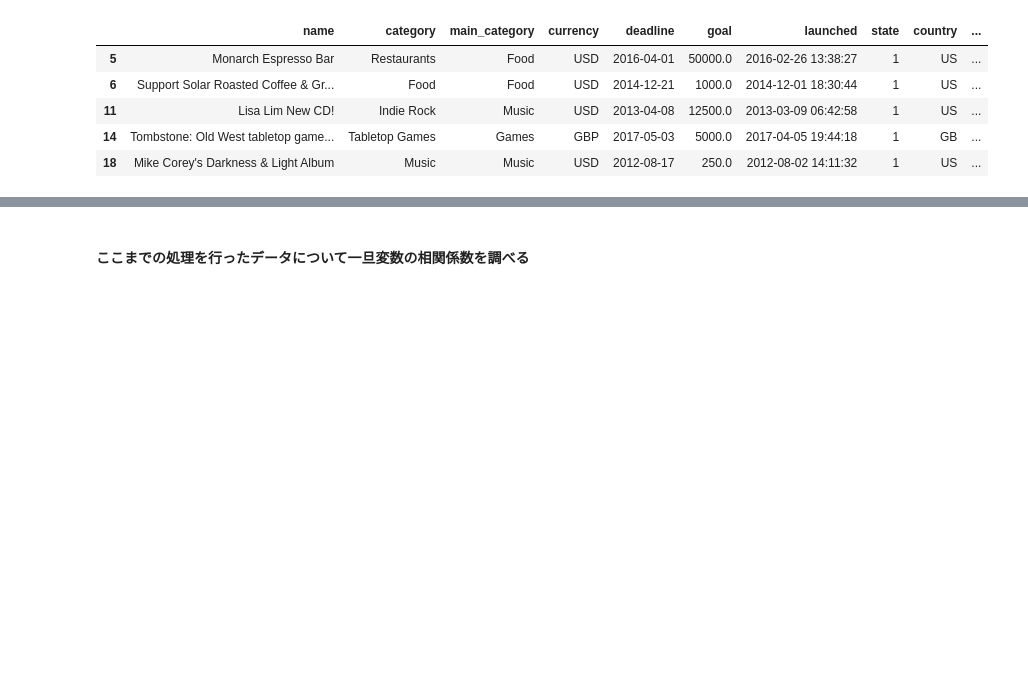
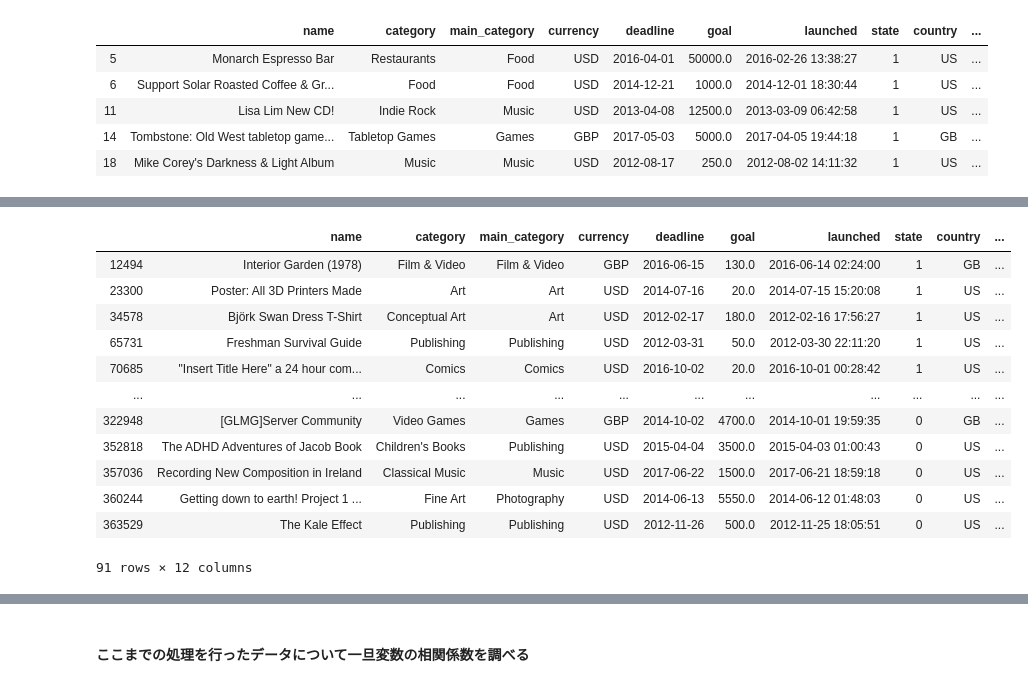
Before and after one commit to energygorilla/skillupAI, a Jupyter notebook: Day1_work_清水源一郎.ipynb, the cells around one changed output, grey strips where cells are left out. Cells and saved outputs as stored; diff of their text form; code cells hidden in the pictures; blank space fills up the shorter version.

```diff
--- a/Day1_work_清水源一郎.ipynb
+++ b/Day1_work_清水源一郎.ipynb
@@ -227,0 +234,16 @@ dtype: object
+# %%
+df_ks_2[df_ks_2["delta"]==0]
+# %% [output]
+|  | name | category | main_category | currency | deadline | goal | launched | state | country | ... |
+| 12494 | Interior Garden (1978) | Film & Video | Film & Video | GBP | 2016-06-15 | 130.0 | 2016-06-14 02:24:00 | 1 | GB | ... |
+| 23300 | Poster: All 3D Printers Made | Art | Art | USD | 2014-07-16 | 20.0 | 2014-07-15 15:20:08 | 1 | US | ... |
+| 34578 | Björk Swan Dress T-Shirt | Conceptual Art | Art | USD | 2012-02-17 | 180.0 | 2012-02-16 17:56:27 | 1 | US | ... |
+| 65731 | Freshman Survival Guide | Publishing | Publishing | USD | 2012-03-31 | 50.0 | 2012-03-30 22:11:20 | 1 | US | ... |
+| 70685 | "Insert Title Here" a 24 hour com... | Comics | Comics | USD | 2016-10-02 | 20.0 | 2016-10-01 00:28:42 | 1 | US | ... |
+| ... | ... | ... | ... | ... | ... | ... | ... | ... | ... | ... |
+| 322948 | [GLMG]Server Community | Video Games | Games | GBP | 2014-10-02 | 4700.0 | 2014-10-01 19:59:35 | 0 | GB | ... |
+| 352818 | The ADHD Adventures of Jacob Book | Children's Books | Publishing | USD | 2015-04-04 | 3500.0 | 2015-04-03 01:00:43 | 0 | US | ... |
+| 357036 | Recording New Composition in Ireland | Classical Music | Music | USD | 2017-06-22 | 1500.0 | 2017-06-21 18:59:18 | 0 | US | ... |
+| 360244 | Getting down to earth! Project 1 ... | Fine Art | Photography | USD | 2014-06-13 | 5550.0 | 2014-06-12 01:48:03 | 0 | US | ... |
+| 363529 | The Kale Effect | Publishing | Publishing | USD | 2012-11-26 | 500.0 | 2012-11-25 18:05:51 | 0 | US | ... |
+91 rows × 12 columns
```
Also changed, not shown: parts of 18 cells of this notebook.
